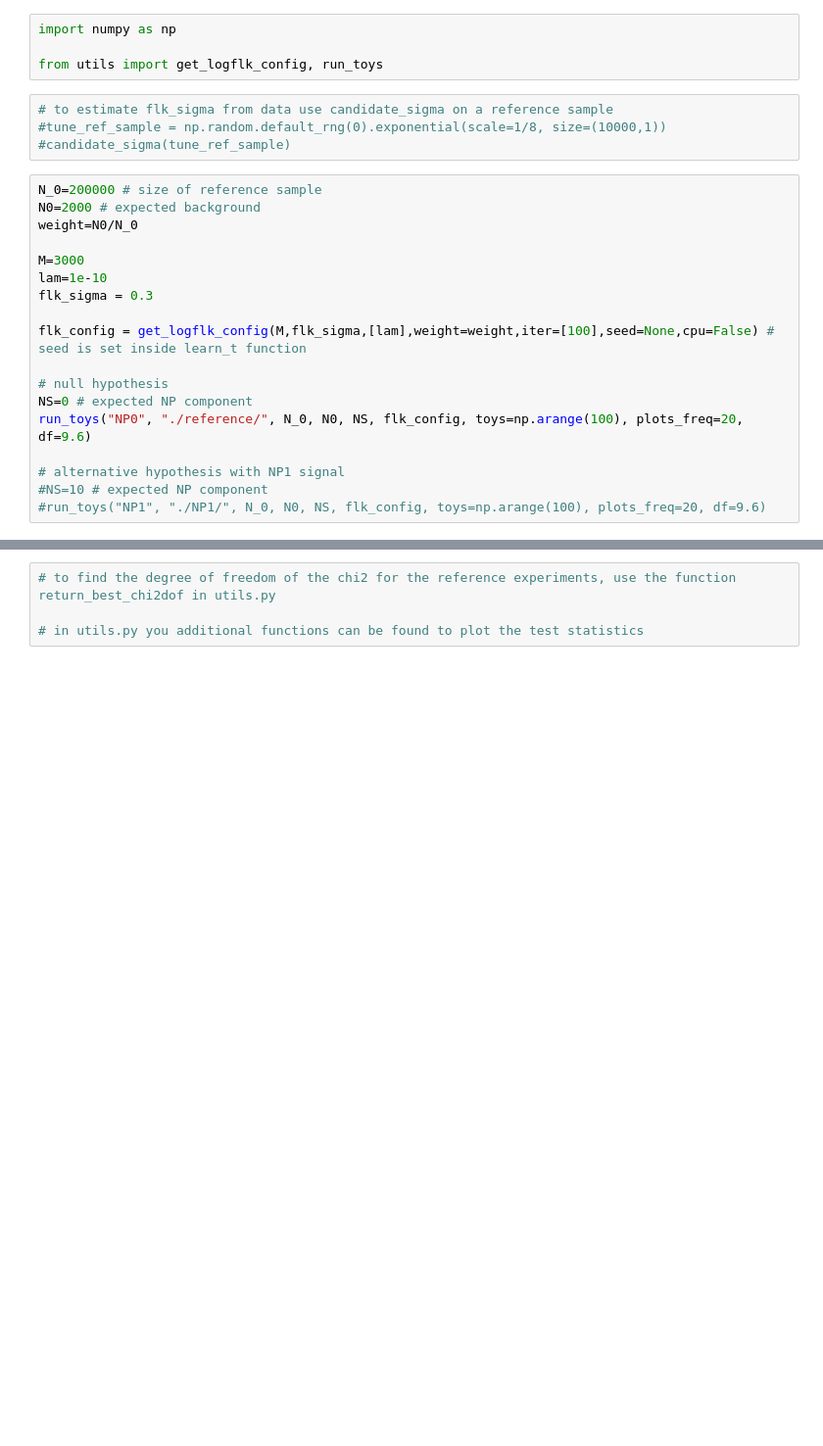
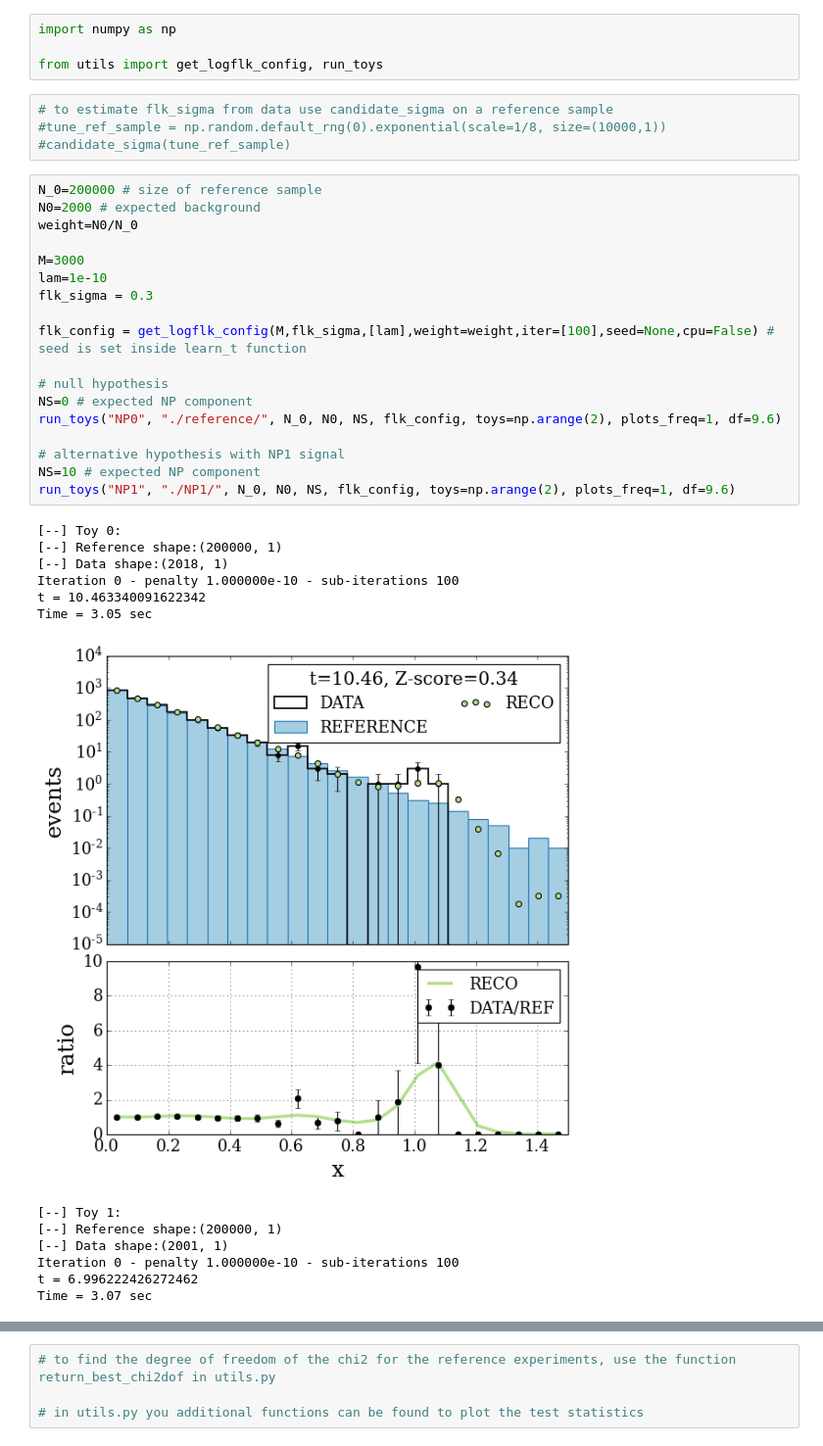
Before and after one commit to mletizia/FalkonNPLM_1D, a Jupyter notebook: notebook/NPLM.ipynb, the cells around one changed output, grey strips where cells are left out. Shown at 98% size. Cells and saved outputs as stored; diff of their text form; blank space fills up the shorter version.

```diff
--- a/notebook/NPLM.ipynb
+++ b/notebook/NPLM.ipynb
@@ -9,18 +9,32 @@ from utils import get_logflk_config, run_toys
 # %%
 N_0=200000 # size of reference sample
 N0=2000 # expected background
 weight=N0/N_0
 
 M=3000
 lam=1e-10
 flk_sigma = 0.3
 
 flk_config = get_logflk_config(M,flk_sigma,[lam],weight=weight,iter=[100],seed=None,cpu=False) # seed is set inside learn_t function
 
 # null hypothesis
 NS=0 # expected NP component
-run_toys("NP0", "./reference/", N_0, N0, NS, flk_config, toys=np.arange(100), plots_freq=20, df=9.6)
+run_toys("NP0", "./reference/", N_0, N0, NS, flk_config, toys=np.arange(2), plots_freq=1, df=9.6)
 
 # alternative hypothesis with NP1 signal
-#NS=10 # expected NP component
-#run_toys("NP1", "./NP1/", N_0, N0, NS, flk_config, toys=np.arange(100), plots_freq=20, df=9.6)
+NS=10 # expected NP component
+run_toys("NP1", "./NP1/", N_0, N0, NS, flk_config, toys=np.arange(2), plots_freq=1, df=9.6)
+# %% [output]
+[--] Toy 0:
+[--] Reference shape:(200000, 1)
+[--] Data shape:(2018, 1)
+Iteration 0 - penalty 1.000000e-10 - sub-iterations 100
+t = 10.463340091622342
+Time = 3.05 sec
+[figure, added]
+[--] Toy 1:
+[--] Reference shape:(200000, 1)
+[--] Data shape:(2001, 1)
+Iteration 0 - penalty 1.000000e-10 - sub-iterations 100
+t = 6.996222426272462
+Time = 3.07 sec
```
Also changed, not shown: parts of 1 cell of this notebook, 2 other files.
